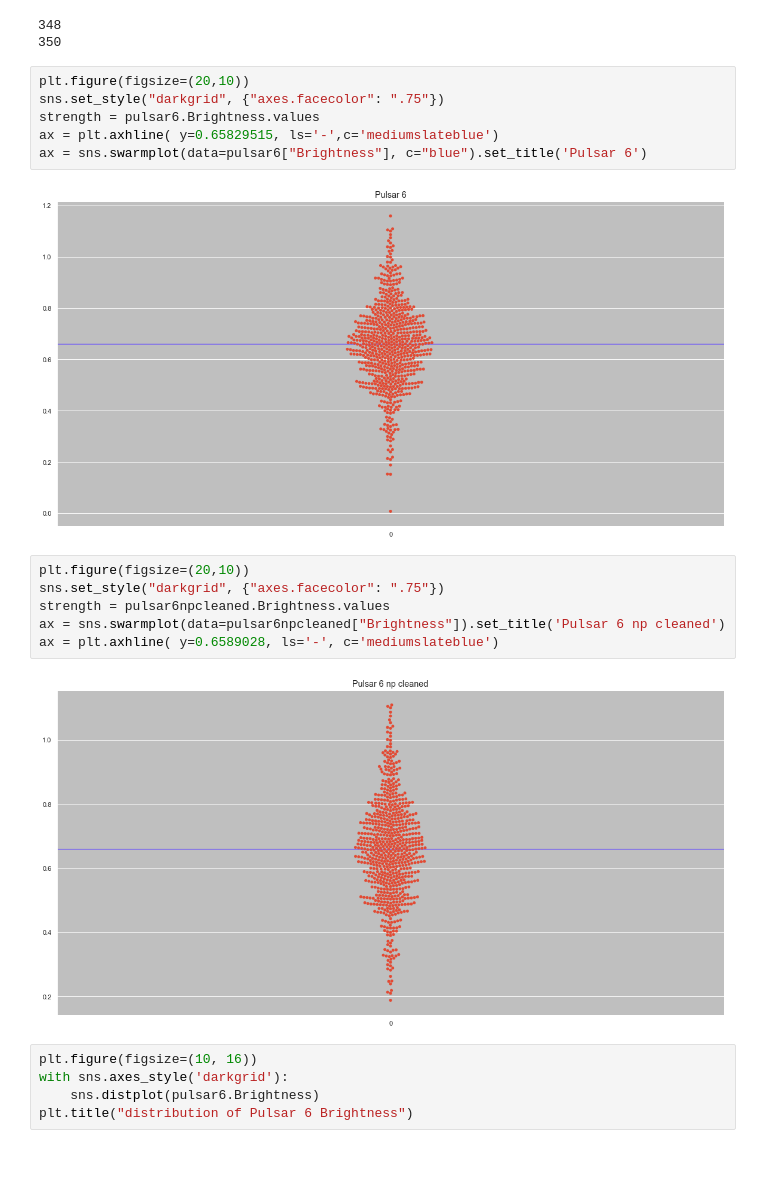
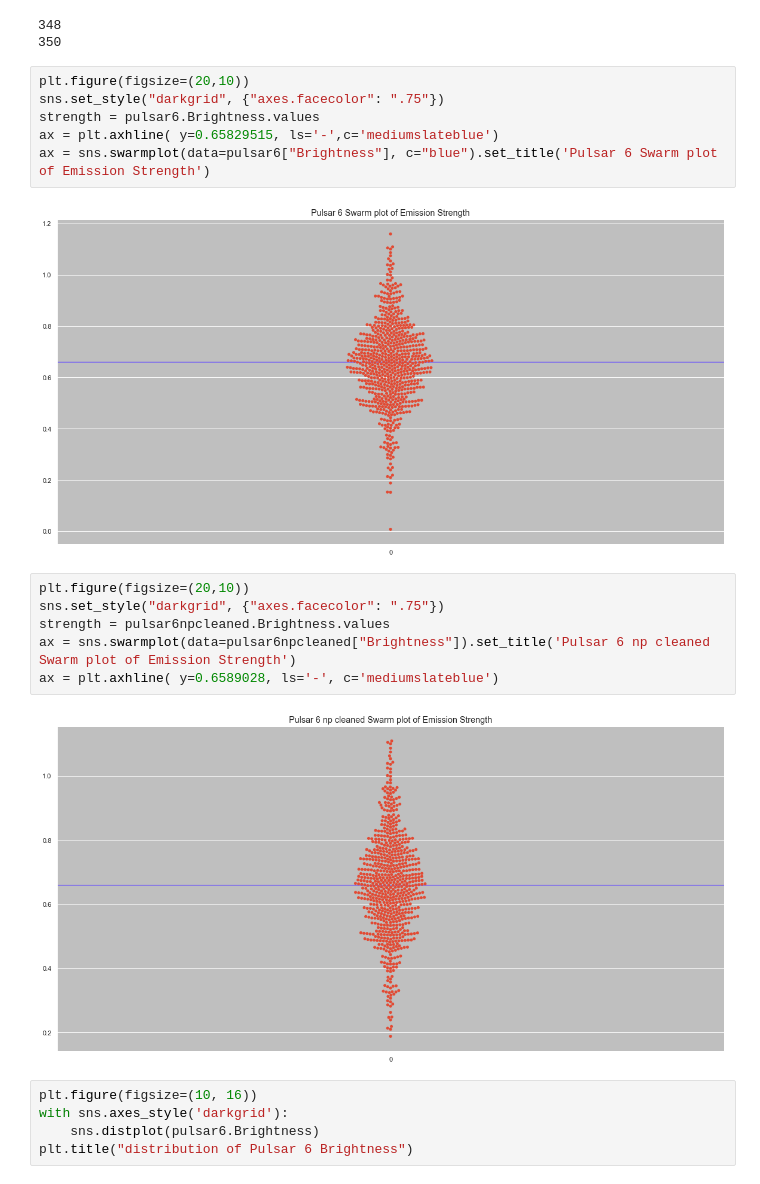
Before and after one commit to doughnutgod/PulsarPioneers, a Jupyter notebook: pulsar6.ipynb, the cells around one changed output. Saved outputs shown, nothing was run; the diff lists cells and outputs as text.

```diff
--- a/pulsar6.ipynb
+++ b/pulsar6.ipynb
@@ -225,19 +225,19 @@ print(len(pulsar6[(pulsar6.Brightness < 0.6589028)]))
 # %%
 plt.figure(figsize=(20,10))
 sns.set_style("darkgrid", {"axes.facecolor": ".75"})
 strength = pulsar6.Brightness.values
 ax = plt.axhline( y=0.65829515, ls='-',c='mediumslateblue')
-ax = sns.swarmplot(data=pulsar6["Brightness"], c="blue").set_title('Pulsar 6')
+ax = sns.swarmplot(data=pulsar6["Brightness"], c="blue").set_title('Pulsar 6 Swarm plot of Emission Strength')
 # %% [output]
-[figure, old version]
+[figure, new version]
 # %%
 plt.figure(figsize=(20,10))
 sns.set_style("darkgrid", {"axes.facecolor": ".75"})
 strength = pulsar6npcleaned.Brightness.values
-ax = sns.swarmplot(data=pulsar6npcleaned["Brightness"]).set_title('Pulsar 6 np cleaned')
+ax = sns.swarmplot(data=pulsar6npcleaned["Brightness"]).set_title('Pulsar 6 np cleaned Swarm plot of Emission Strength')
 ax = plt.axhline( y=0.6589028, ls='-', c='mediumslateblue')
 # %% [output]
-[figure, old version]
+[figure, new version]
 # %%
 plt.figure(figsize=(10, 16))
 with sns.axes_style('darkgrid'):
```
Also changed, not shown: parts of 6 cells of this notebook.
